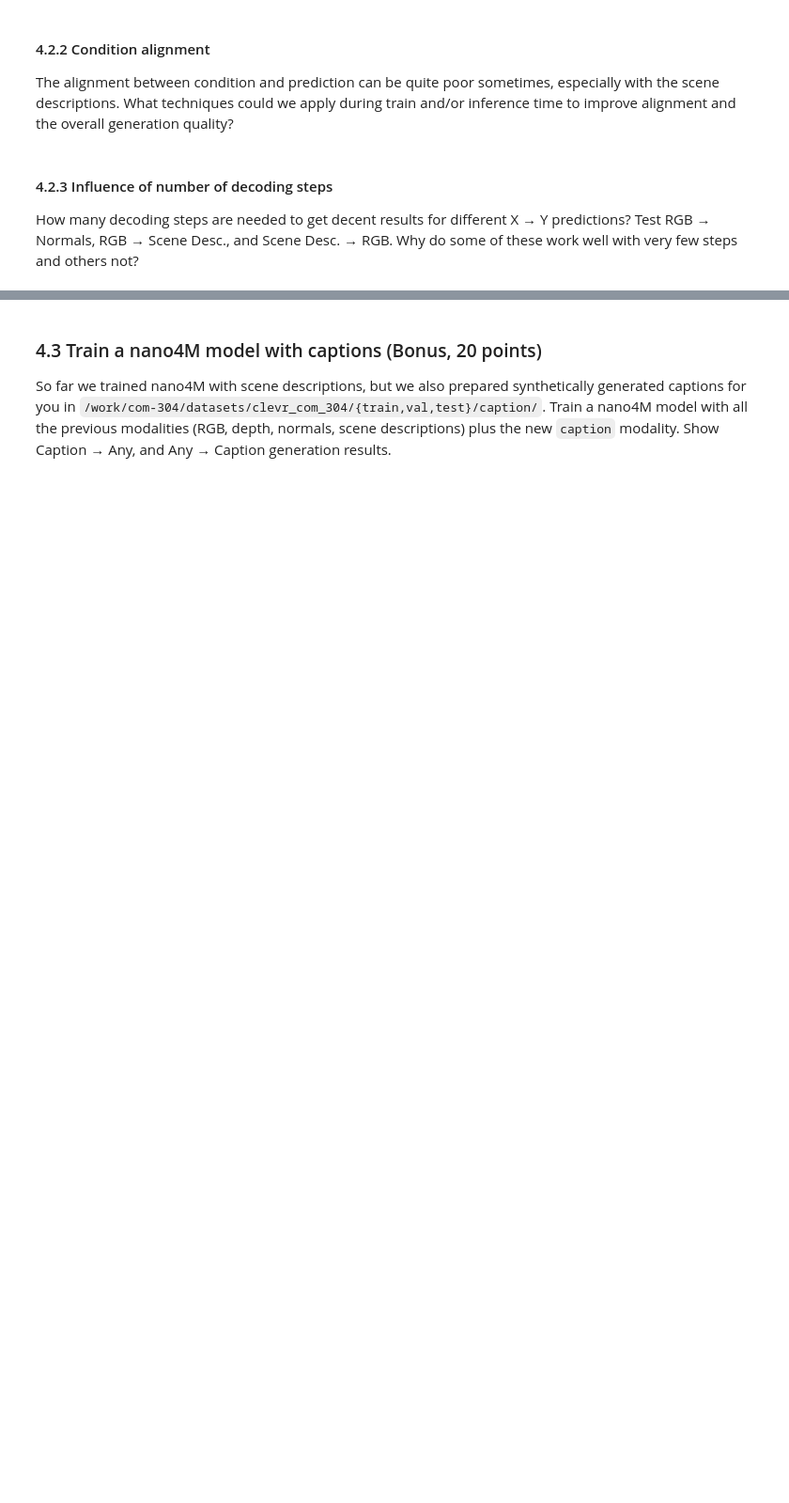
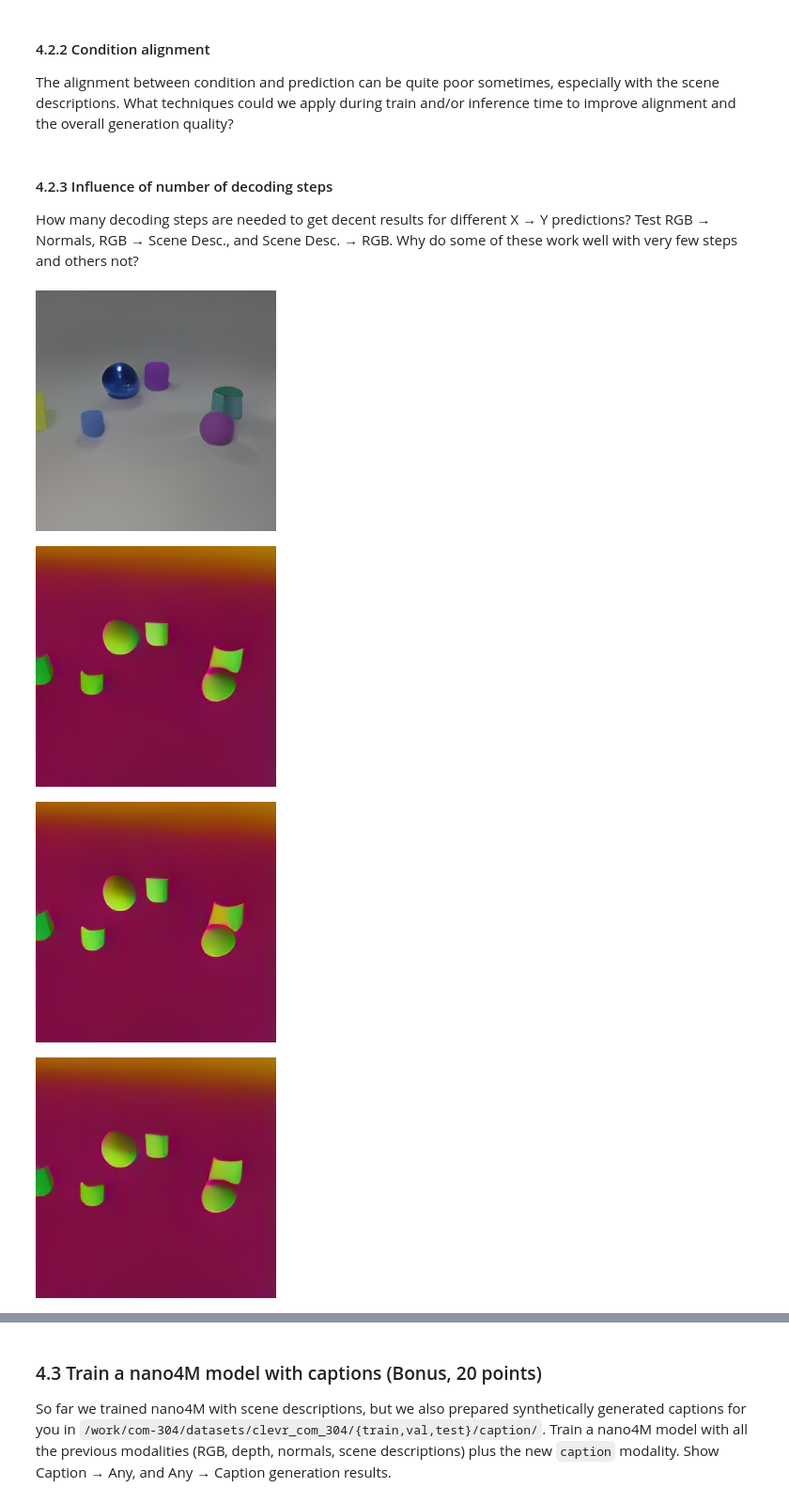
Before and after one commit to souchoyaa/com-304-FM-perso, a Jupyter notebook: nano4M/notebooks/COM304_FM_part3_nano4M.ipynb, the cells around one changed output, grey strips where cells are left out. Shown at 94% size. Saved outputs shown, nothing was run; the diff lists cells and outputs as text; code cells hidden in the pictures; blank space fills up the shorter version.

```diff
--- a/nano4M/notebooks/COM304_FM_part3_nano4M.ipynb
+++ b/nano4M/notebooks/COM304_FM_part3_nano4M.ipynb
@@ -579,4 +796,39 @@ The alignment between condition and prediction can be quite poor sometimes, espe
 
 How many decoding steps are needed to get decent results for different X → Y predictions? Test RGB → Normals, RGB → Scene Desc., and Scene Desc. → RGB. Why do some of these work well with very few steps and others not?
 # %%
-# Fill your answer here
+def test_decode_steps(initial_mod, target_mod, steps, sample_idx=0, temp=0.7, top_p=0.9, top_k=0.0):
+    x_tokens, x_positions, x_modalities = construct_input_from_sample(
+        dataset, idx=sample_idx, input_modality=initial_mod
+    )
+
+    show_modality(x_tokens, initial_mod)
+    for n in steps:
+        preds, _, _, _ = model.generate_one_modality_roar(
+            x_tokens, x_positions, x_modalities,
+            target_mod=target_mod,
+            num_steps=n, temp=temp, top_p=top_p, top_k=top_k
+        )
+        show_modality(preds, target_mod)
+
+rgb_to_normals = test_decode_steps(
+    'tok_rgb@256', 'tok_normal@256',
+    steps=[1,2,4, 8],
+    temp=0.001, top_p=0.0, top_k=0.0
+)
+
+rgb_to_scene = test_decode_steps(
+    'tok_rgb@256', 'scene_desc',
+    steps=[1,8,16,64, 128],
+    temp=0.7, top_p=0.9, top_k=0.0
+)
+
+scene_to_rgb = test_decode_steps(
+    'scene_desc', 'tok_rgb@256',
+    steps=[2,8, 16, 32, 64, 128,256],
+    temp=0.7, top_p=0.9, top_k=0.0
+)
+# %% [output]
+[figure, added]
+[figure, added]
+[figure, added]
+[figure, added]
```
Also changed, not shown: parts of 25 cells of this notebook, 1 other file.
